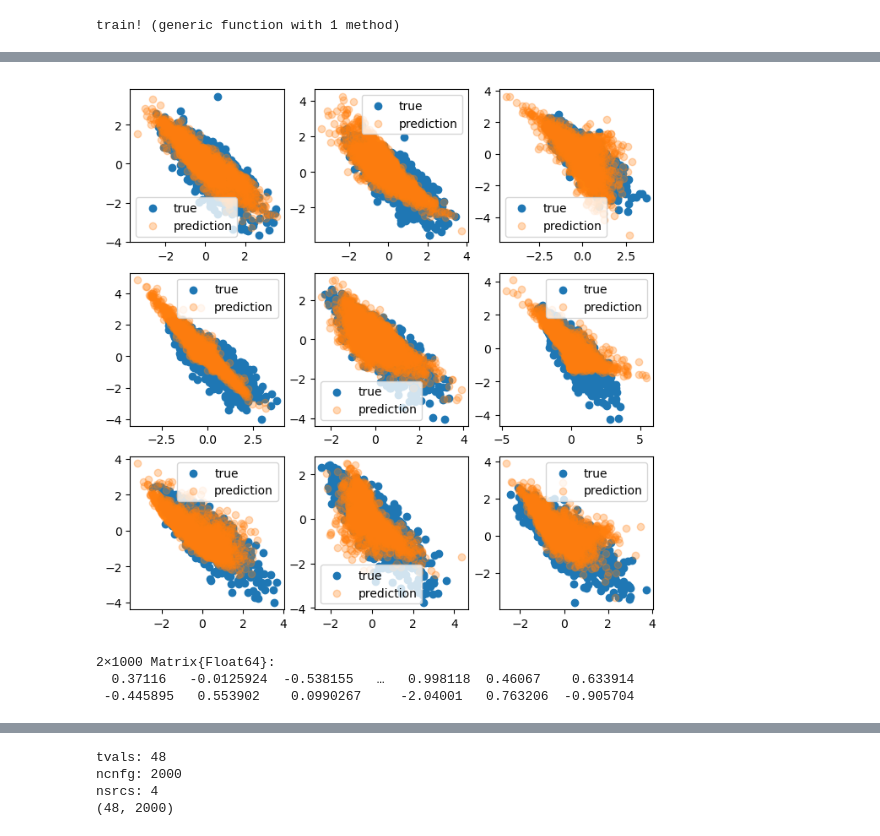
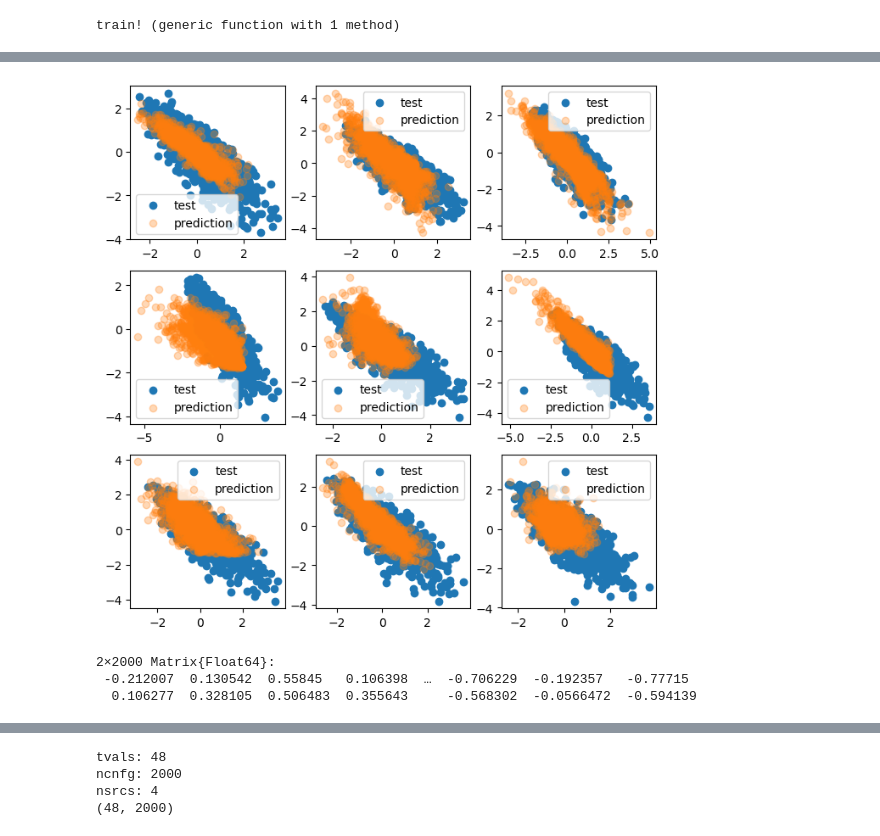
Before and after one commit to Bunniies/LmaPredict.jl, a Jupyter notebook: notebooks/test_GanModel.jl.ipynb, the cells around one changed output, grey strips where cells are left out. Drawn from its saved outputs; the diff is of its cells as text; code cells hidden in the pictures.

```diff
--- a/notebooks/test_GanModel.jl.ipynb
+++ b/notebooks/test_GanModel.jl.ipynb
@@ -56,6 +56,15 @@ for t in 1:TVALS
         end
     end
 end
+
+rr_re_images_train = Vector{Array{Float64}}(undef, TVALS)
+rr_re_images_test = Vector{Array{Float64}}(undef, TVALS)
+
+for t in 1:TVALS
+    rr_re_images_train[t] = rr_re_images[t][:,:,:,1:5:end]
+    diff_data = setdiff(rr_re_images[t], rr_re_images_train[t])
+    rr_re_images_test[t]  = reshape(diff_data, (size(rr_re_images[t],1), size(rr_re_images[t],2), size(rr_re_images[t],3), size(rr_re_images[t],4)-size(rr_re_images_train[t],4)))
+end
 # %%
 ## normalise data
 using Statistics
@@ -66,15 +75,15 @@ std_val  = Array{Float64}(undef, TVALS, length(TSRC_rr), 2 )
 mean_val = Array{Float64}(undef, TVALS, length(TSRC_rr), 2 )
 
 for t in 1:TVALS
-    for ts in 1:size(rr_re_images[t], 3)
-        for k in 1:size(rr_re_images[t],1)
-            minval = minimum(rr_re_images[t][k, 1, ts, :])
-            maxval = maximum(rr_re_images[t][k, 1, ts, :])
-            #rr_re_images[t][k, 1, ts, :] = normalise(rr_re_images[t][k, 1, ts, :])
-            #rr_re_images[t][k, 1, ts, :] = (rr_re_images[t][k, 1, ts, :] .- minval) ./ (maxval - minval)
-            mean_val[t, ts, k] = mean(rr_re_images[t][k,1,ts,:])
-            std_val[t, ts, k] = std(rr_re_images[t][k,1,ts,:])
-            rr_re_images[t][k, 1, ts, :] = normalise(rr_re_images[t][k,1,ts,:])
+    for ts in 1:size(rr_re_images_train[t], 3)
+        for k in 1:size(rr_re_images_train[t],1)
+            minval = minimum(rr_re_images_train[t][k, 1, ts, :])
+            maxval = maximum(rr_re_images_train[t][k, 1, ts, :])
+            #rr_re_images_train[t][k, 1, ts, :] = normalise(rr_re_images_train[t][k, 1, ts, :])
+            #rr_re_images_train[t][k, 1, ts, :] = (rr_re_images_train[t][k, 1, ts, :] .- minval) ./ (maxval - minval)
+            mean_val[t, ts, k] = mean(rr_re_images_train[t][k,1,ts,:])
+            std_val[t, ts, k] = std(rr_re_images_train[t][k,1,ts,:])
+            rr_re_images_train[t][k, 1, ts, :] = normalise(rr_re_images_train[t][k,1,ts,:])
             #min_val[t, ts, k] = minval
             #max_val[t, ts, k] = maxval
         end
@@ -375,26 +325,26 @@ dscr_tot[1](rr_re_images[1][:,:,:,:]); # dscr correctly classify input data as r
 # %%
 
 fig = figure(figsize=(8,8))
 for k in 1:9
 
     t = k + 20
     ii = 330 + k
     fake_sample = generate_fake_sample(gen_tot[t], HyperParams(batch_size=2000))
 
     subplot(ii)
-    scatter(rr_re_images[t][1, :, 1:1, :], rr_re_images[t][2, :, 1:1, :], label="true")
+    scatter(normalise(rr_re_images_test[t][1, 1, 1:1, :]), normalise(rr_re_images_test[t][2, 1, 1:1, :]), label="test")
     scatter(fake_sample[1,:], fake_sample[2, :], label="prediction", alpha=0.3)
     legend()
 end
 #savefig(joinpath(path_plot, "GAN_prediction.pdf"))
 display(gcf())
 close("all")
 # %% [output]
-[figure, old version]
+[figure, new version]
 # %%
-fake_sample = generate_fake_sample(gen_tot[1], HyperParams(batch_size=1000))
+fake_sample = generate_fake_sample(gen_tot[1], HyperParams(batch_size=2000))
 # %% [output]
-2×1000 Matrix{Float64}:
-  0.37116   -0.0125924  -0.538155   …   0.998118  0.46067    0.633914
- -0.445895   0.553902    0.0990267     -2.04001   0.763206  -0.905704
+2×2000 Matrix{Float64}:
+ -0.212007  0.130542  0.55845   0.106398  …  -0.706229  -0.192357   -0.77715
+  0.106277  0.328105  0.506483  0.355643     -0.568302  -0.0566472  -0.594139
 # %%
```
Also changed, not shown: parts of 18 cells of this notebook, 1 other file.
